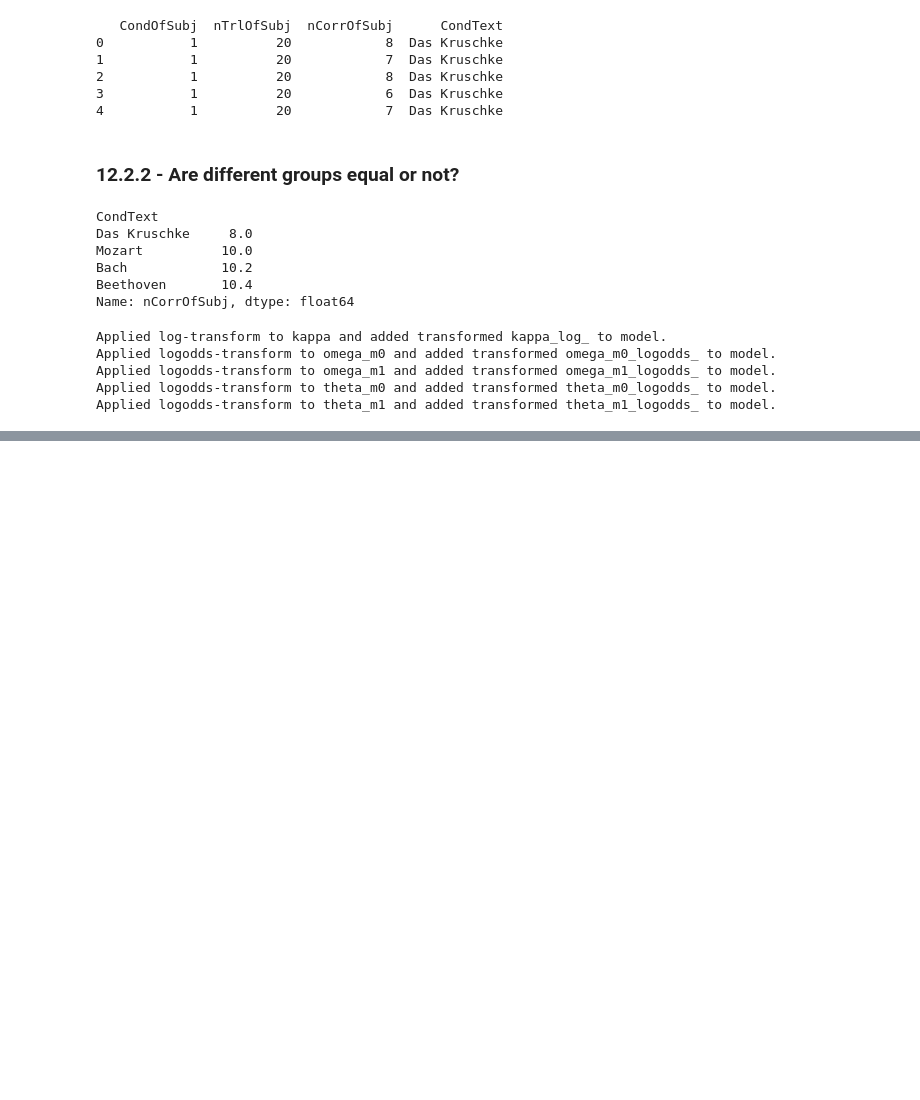
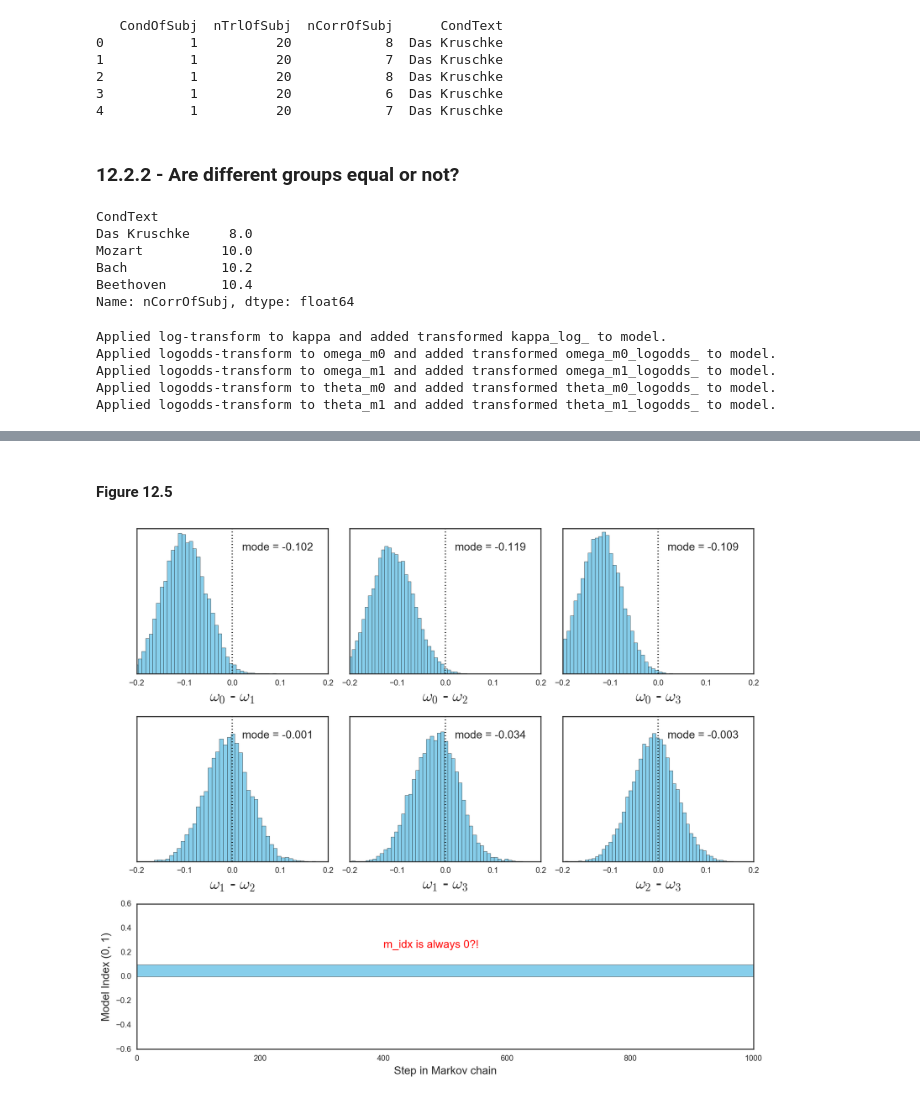
Before and after one commit to JWarmenhoven/DBDA-python, a Jupyter notebook: Notebooks/Chapter 12.ipynb, the cells around one changed output, grey strips where cells are left out. Saved outputs shown, nothing was run; the diff lists cells and outputs as text; code cells hidden in the pictures; blank space fills up the shorter version.

```diff
--- a/Notebooks/Chapter 12.ipynb
+++ b/Notebooks/Chapter 12.ipynb
@@ -13,12 +13,15 @@ import seaborn as sns
 from scipy.stats import mode
 from sklearn import preprocessing
 from theano.tensor import eq
+from matplotlib import gridspec
 
 pd.set_option('display.notebook_repr_html', False)
 
-#%config InlineBackend.figure_formats = {'pdf',}
+%config InlineBackend.figure_formats = {'retina',}
 %matplotlib inline
 plt.style.use('seaborn-white')
+
+color = '#87ceeb'
 # %% [markdown]
 #### Data
 Using *R*, I executed lines 18-63 from the script `OneOddGroupModelComp2E.R` to generate the data. (The script can be downloaded from the book's website.)
@@ -165,2 +168,41 @@ theta_m1__79   0.488183   0.102524  0.003397   0.295269   0.692286
 
 [170 rows x 5 columns]
+# %% [markdown]
+#### Figure 12.5
+# %%
+plt.figure(figsize=(12,10))
+
+# Define gridspec
+gs = gridspec.GridSpec(3, 3)
+ax1 = plt.subplot(gs[0,0])
+ax2 = plt.subplot(gs[0,1])
+ax3 = plt.subplot(gs[0,2])
+ax4 = plt.subplot(gs[1,0])
+ax5 = plt.subplot(gs[1,1])
+ax6 = plt.subplot(gs[1,2])
+ax7 = plt.subplot(gs[2,:])
+
+# Group the first six axes in a list for easier access in loop below
+axes = [ax1, ax2, ax3, ax4, ax5, ax6]
+# Differences of posteriors to be displayed: omega x - omega y
+x = [0,0,0,1,1,2]
+y = [1,2,3,2,3,3]
+
+for ax, a, b in zip(axes, x, y):
+    ax.hist(trace1['omega_m0'][:,a]-trace1['omega_m0'][:,b], bins=50, color=color)
+    ax.set_xlabel('$\omega_{}$ - $\omega_{}$'.format(a,b), fontdict={'size':20})
+    ax.set_xlim(-0.2,0.2)
+    ax_mode = mode(np.round(trace1['omega_m0'][:,a]-trace1['omega_m0'][:,b], decimals=3))[0][0]
+    ax.text(0.55, 0.85, 'mode = {}'.format(ax_mode), transform=ax.transAxes, fontdict={'size':14})
+    ax.xaxis.set_ticks([-.2, -.1, 0.0, 0.1, 0.2])
+    ax.vlines(0, ax.get_ylim()[0], ax.get_ylim()[1], linestyles='dotted')
+    ax.yaxis.set_visible(False)
+
+ax7.hist(trace1['m_idx'][::20], orientation='horizontal', color=color)
+ax7.set_xlabel('Step in Markov chain', fontdict={'size':14})
+ax7.set_ylabel('Model Index (0, 1)', fontdict={'size':14})
+ax7.text(0.4, 0.7, 'm_idx is always 0?!', transform=ax7.transAxes, fontdict={'size':14}, color='r')
+
+plt.tight_layout()
+# %% [output]
+[figure, added]
```
Also changed, not shown: parts of 3 cells of this notebook.
